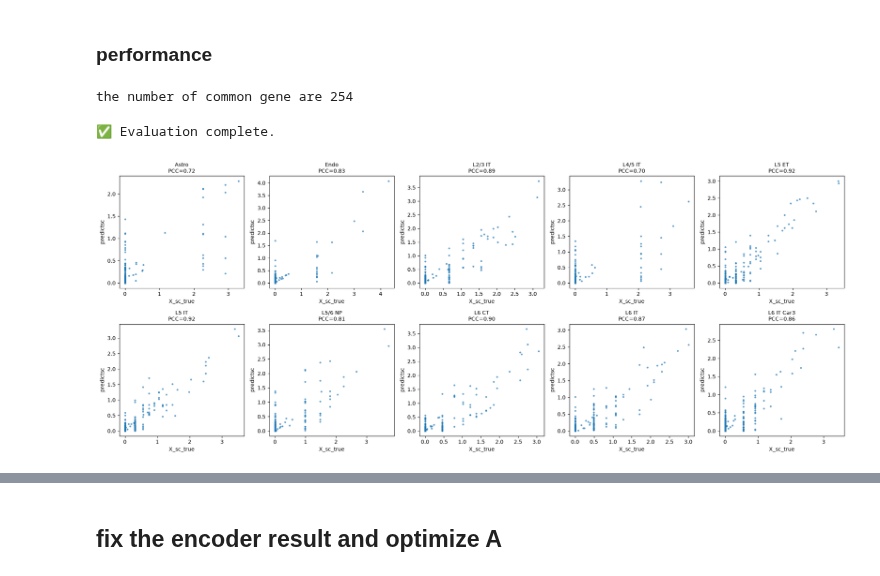
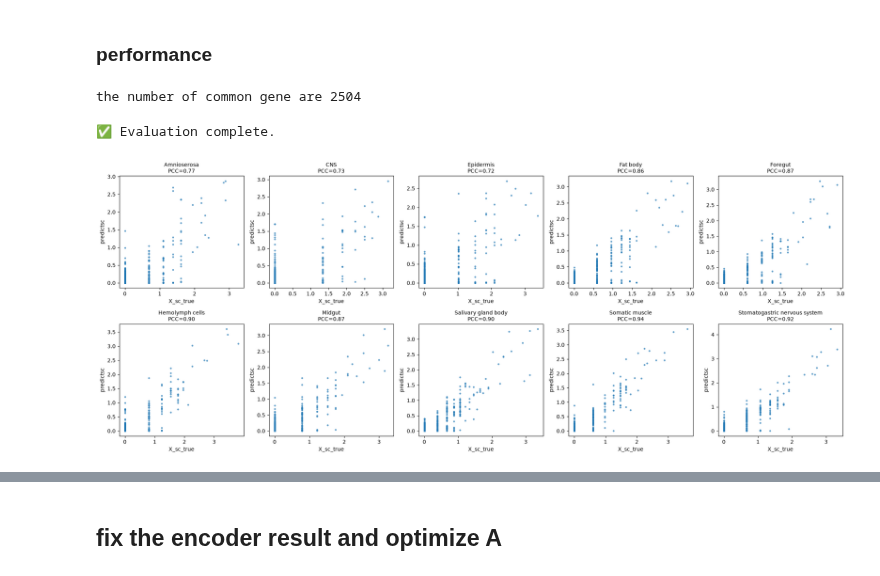
Before and after one commit to amssyqy/scMagNet, a Jupyter notebook: Benchmarks/Sim_Stereo-Seq/method_1.ipynb, the cells around one changed output, grey strips where cells are left out. Drawn from its saved outputs; the diff is of its cells as text; code cells hidden in the pictures.

```diff
--- a/Benchmarks/Sim_Stereo-Seq/method_1.ipynb
+++ b/Benchmarks/Sim_Stereo-Seq/method_1.ipynb
@@ -980,0 +919,30 @@ Training completed and model saved.
+# %%
+import numpy as np
+import torch
+import pandas as pd
+import os
+
+# ========== 1. 加载数据 ==========
+sample_idx = np.load('/home/qyyuan/project/ST_CP/JE/NC_review/Methods/Benchmark/sim_stereo-seq/Ours/sample_idx.npy', allow_pickle=True)
+geodesic_dist = np.load('/home/qyyuan/project/ST_CP/JE/NC_review/Methods/Benchmark/sim_stereo-seq/Ours/geodesic_dist_sub.npy', allow_pickle=True)
+
+# ========== 2. 设置路径（只保留最终要用的）==========
+sc_data_path = "/data/qyyuan/project/ST_CP/JE/NC_review/Methods/data_stereo-seq/adata_sc_Xenium.h5ad"
+st_data_path = "/data/qyyuan/project/ST_CP/JE/NC_review/Methods/data_stereo-seq/adata_st_Stereo-seq_drop.h5ad"
+count_file_path = "/home/qyyuan/project/ST_CP/JE/NC_review/Methods/data_stereo-seq/spots_info.csv"
+adata_sc=sc.read(sc_data_path)
+common_genes = adata_sc.var_names
+# ========== 3. 准备 num_cell ==========
+Count_cell = pd.read_csv(count_file_path)
+num_cell = Count_cell['n_cells'].values
+num_cell = torch.tensor(num_cell, device='cuda:2')
+
+# ========== 4. 关键修复：预过滤 common_genes ==========
+# 先加载 sc 和 st 数据，取出它们的基因名，取交集
+import anndata as ad
+
+adata_sc_temp = ad.read_h5ad(sc_data_path)
+adata_st_temp = ad.read_h5ad(st_data_path)
+
+sc_genes = set(adata_sc_temp.var_names)
+st_genes = set(adata_st_temp.var_names)
@@ -981,10 +1005,11 @@ Training completed and model saved.
 # %% [markdown]
 ### performance
 # %%
-sc_path = "/home/qyyuan/project/ST_CP/JE/simulation/MERFISH/adata_sc_mouse1sample1_mouse1_slice50_celltype.h5ad"
-st_path = "/data/qyyuan/project/ST_CP/JE/NC_review/Methods/data_Merfish/adata_st_mouse1sample1_mouse1_slice50_drop.h5ad"
+sc_path = "/data/qyyuan/project/ST_CP/JE/NC_review/Methods/data_stereo-seq/adata_sc_Xenium.h5ad"
+st_path = "/data/qyyuan/project/ST_CP/JE/NC_review/Methods/data_stereo-seq/adata_st_Stereo-seq_drop.h5ad"
+
 # 1. 定义设备
-n_top_genes=5000
+n_top_genes=8000
 X_sc, X_st, Y, adata_sc, adata_ST, common_genes = load_and_align_data(sc_path, st_path, n_top_genes,common_genes=common_genes,fix_genes=True)
 X_sc = np.log(X_sc + 1)
 X_st = np.log(X_st + 1)
@@ -996,7 +1021,7 @@ adata_sc=adata_sc[:,common_genes]
 adata_st=adata_ST[:,common_genes]
 import pandas as pd
 # %% [output]
-the number of common gene are 254
+the number of common gene are 2504
 # %%
 model.eval()
 device = next(model.parameters()).device
@@ -1021,5 +1046,5 @@ X_st_pred = X_st_pred.cpu().numpy()
 A_hat_np = A_hat.cpu().numpy()
 scembeding = z_cell.cpu().numpy()  # this is your new latent representation
 metadata = adata_sc.obs
-cell_type_labels =metadata['celltype'].values
+cell_type_labels =metadata['anno'].values
 A_hat_np=pd.DataFrame(A_hat_np,index=adata_st.obs_names,columns=adata_sc.obs_names)
@@ -1029,19 +1051,21 @@ np.save('ours/scembeding.npy', scembeding)
 # %%
+np.save('Ours/predictsc.npy', predictsc)
+np.save('Ours/scembeding.npy', scembeding)
 result_ours=evaluate_predictions_numpy(
     predictsc,              # (n_sc_cells, n_genes) or embedding
     scembeding,
-    np.log(1+adata_sc.X),              # same shape as predictsc (optional, can be None)
+    np.log(1+adata_sc.X.toarray()),              # same shape as predictsc (optional, can be None)
     predictst=None,         # (n_spots, n_genes)
     X_st_true=np.log(1+adata_st.X.toarray()),         # (n_spots, n_genes)
     predictA=None,          # (n_spots, n_sc_cells)
     A_gt=None,              # (n_spots, n_sc_cells) or spot × cell assignment
     cell_type_labels=cell_type_labels,  # list[str], length = n_sc_cells
     A_gt_deconv=None,       # (n_spots, n_types)
     cell_types_gt_order=None
 )
 # %% [output]
 ✅ Evaluation complete.
-[figure, old version]
+[figure, new version]
 # %%
 import torch
 import numpy as np
```
Also changed, not shown: parts of 41 cells of this notebook, 6 other files.
